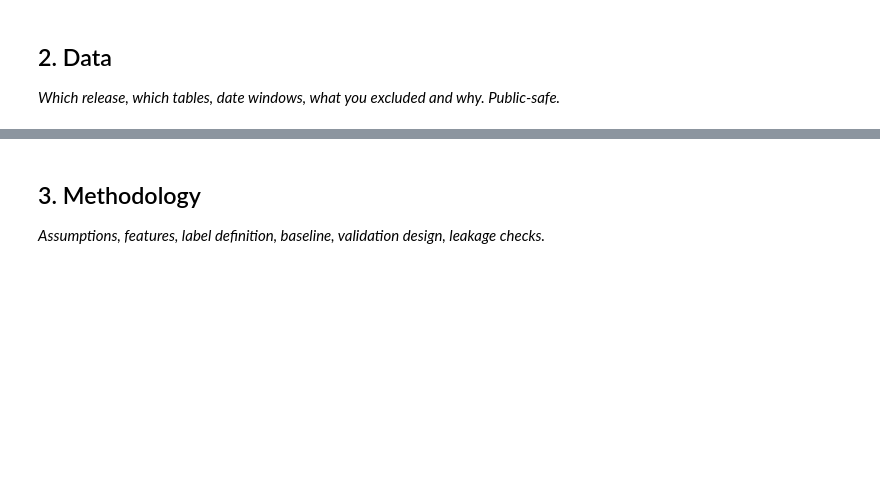
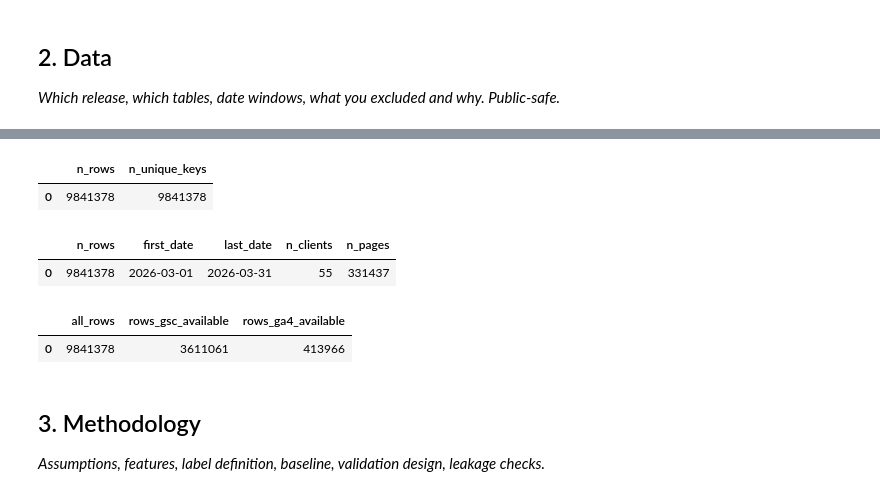
Before and after one commit to iankitthakur/flyrank-ml-internship, a Jupyter notebook: work/notebooks/capstone.ipynb, the cells around one changed output, grey strips where cells are left out. Saved outputs shown, nothing was run; the diff lists cells and outputs as text; code cells hidden in the pictures; blank space fills up the shorter version.

```diff
--- a/work/notebooks/capstone.ipynb
+++ b/work/notebooks/capstone.ipynb
@@ -17,3 +103,24 @@ This skeleton is yours to fill. Work the sections **in order** — each one has
+# %%
+display(con.sql("""
+SELECT COUNT(*) AS n_rows,
+  (SELECT COUNT(*) FROM (SELECT DISTINCT report_date, client_hash_id, content_hash_id FROM march)) AS n_unique_keys
+FROM march""").df())
+display(con.sql("""
+SELECT COUNT(*) AS n_rows, MIN(report_date) AS first_date, MAX(report_date) AS last_date,
+  COUNT(DISTINCT client_hash_id) AS n_clients, COUNT(DISTINCT content_hash_id) AS n_pages
+FROM march""").df())
+display(con.sql("""
+SELECT COUNT(*) AS all_rows,
+  COUNT(*) FILTER (WHERE gsc_data_available IS TRUE) AS rows_gsc_available,
+  COUNT(*) FILTER (WHERE ga4_data_available IS TRUE) AS rows_ga4_available
+FROM march""").df())
+# %% [output]
+|  | n_rows | n_unique_keys |
+| 0 | 9841378 | 9841378 |
+|  | n_rows | first_date | last_date | n_clients | n_pages |
+| 0 | 9841378 | 2026-03-01 | 2026-03-31 | 55 | 331437 |
+|  | all_rows | rows_gsc_available | rows_ga4_available |
+| 0 | 9841378 | 3611061 | 413966 |
 # %% [markdown]
 ## 3. Methodology
 
```
Also changed, not shown: parts of 18 cells of this notebook.
